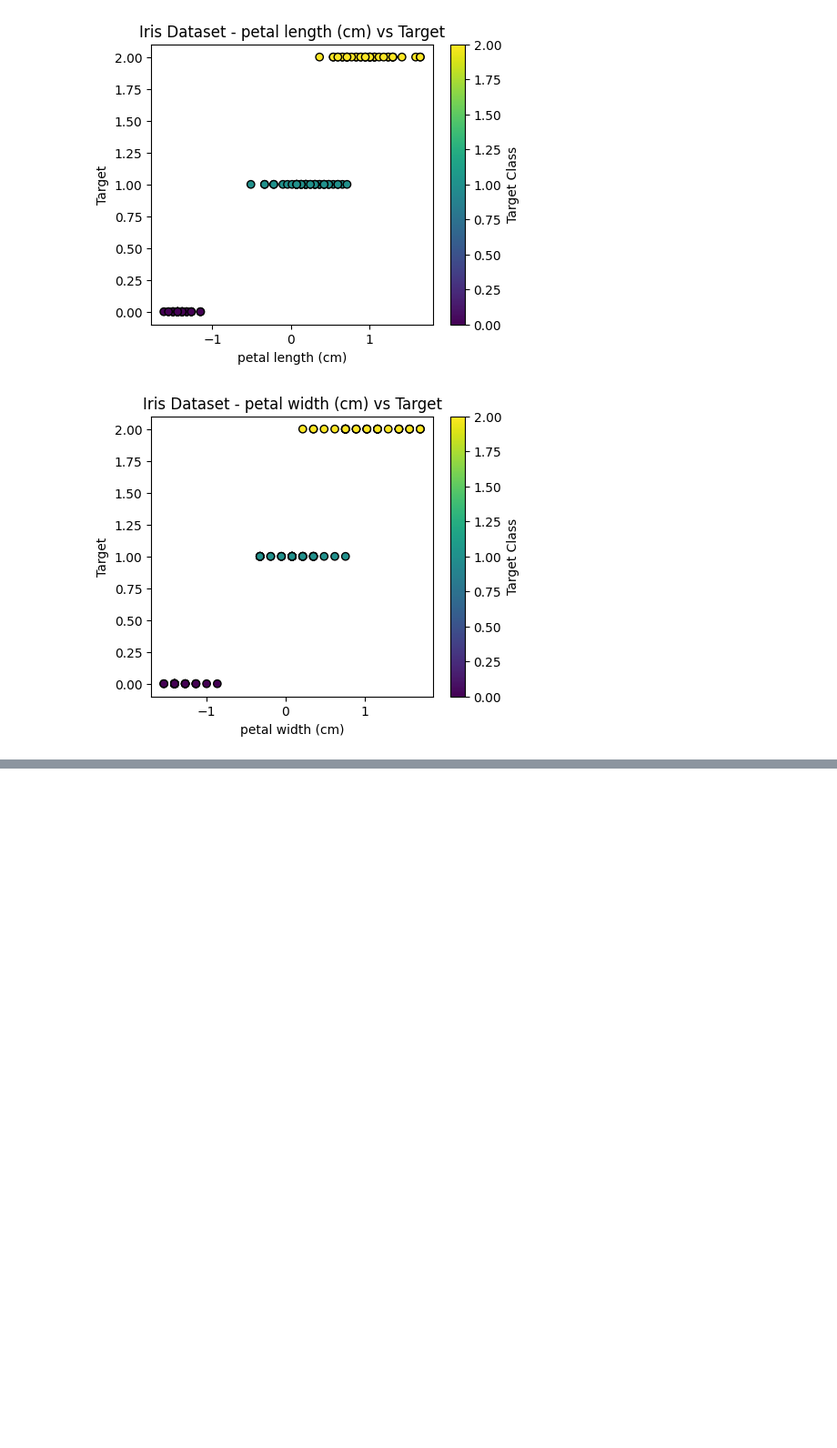
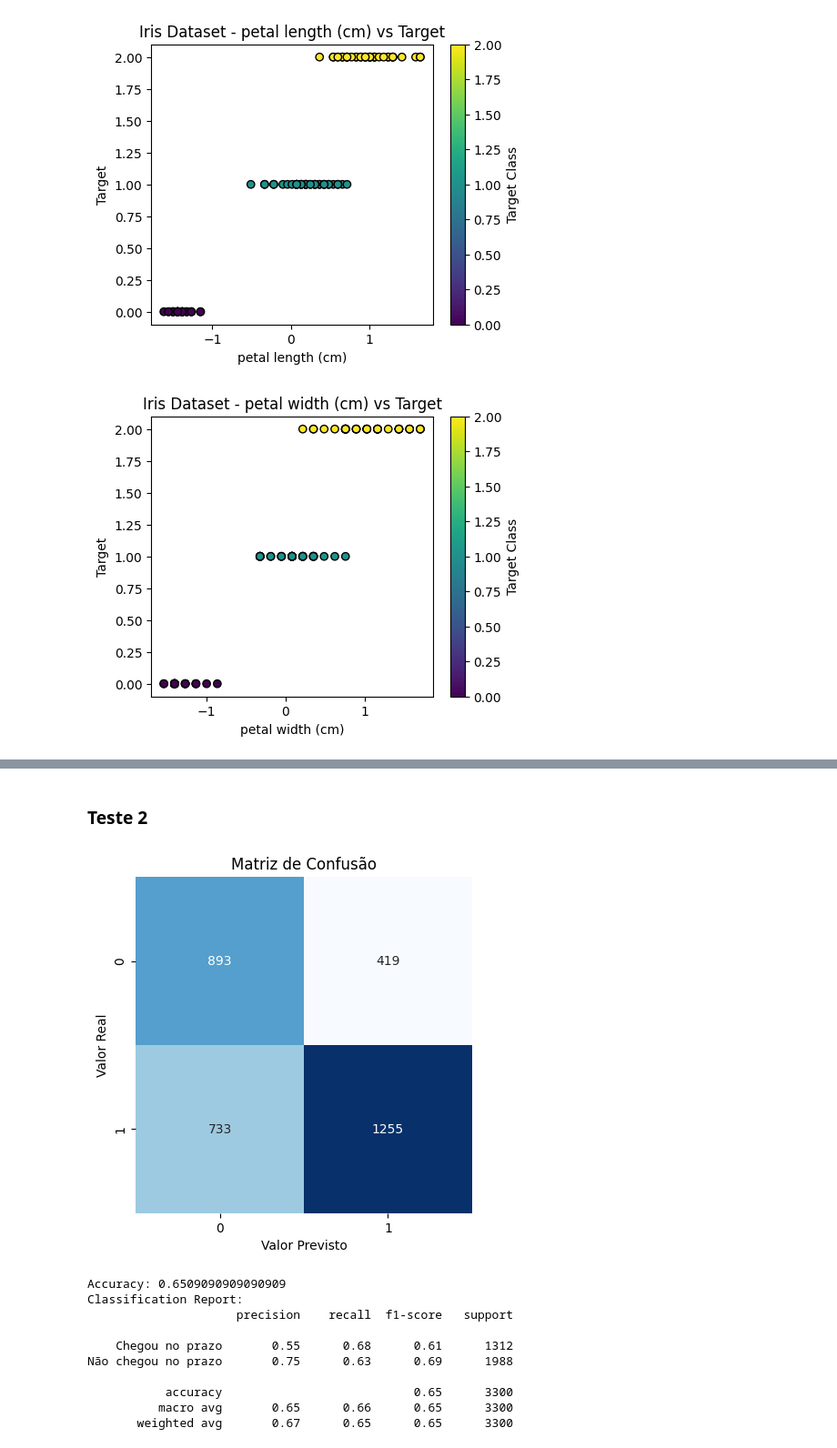
Before and after one commit to Gabriel-Paes/ml-classification, a Jupyter notebook: knn.ipynb, the cells around one changed output, grey strips where cells are left out. Shown at 91% size. Cells and saved outputs as stored; diff of their text form; code cells hidden in the pictures; blank space fills up the shorter version.

```diff
--- a/knn.ipynb
+++ b/knn.ipynb
@@ -93,0 +319,42 @@ Acurácia: 1.0
+# %% [markdown]
+### Teste 2
+# %%
+# Inicializando o classificador KNN Teste 2
+knn_classifier_test_2 = KNeighborsClassifier(algorithm='brute', n_neighbors=15, p=2, weights='distance')
+
+# Treinando o modelo
+knn_classifier_test_2.fit(X_train_scaled, y_train)
+
+# Fazendo previsões no conjunto de teste
+y_pred_test_2 = knn_classifier_test_2.predict(X_test_scaled)
+
+# Avaliando o modelo
+accuracy_test_2 = accuracy_score(y_test, y_pred_test_2)
+class_report_test_2 = classification_report(y_test, y_pred_test_2, target_names=target_names)
+
+# Calculando a matriz de confusão
+cm = confusion_matrix(y_test, y_pred_test_2)
+
+# Plotando a matriz de confusão
+sns.heatmap(cm, annot=True, fmt='d', cmap='Blues', cbar=False, square=True)
+plt.xlabel('Valor Previsto')
+plt.ylabel('Valor Real')
+plt.title('Matriz de Confusão')
+plt.show()
+
+# Exibindo os resultados
+print(f"Accuracy: {accuracy_test_2}")
+print("Classification Report:")
+print(class_report_test_2)
+# %% [output]
+[figure, added]
+Accuracy: 0.6509090909090909
+Classification Report:
+                     precision    recall  f1-score   support
+
+    Chegou no prazo       0.55      0.68      0.61      1312
+Não chegou no prazo       0.75      0.63      0.69      1988
+
+           accuracy                           0.65      3300
+          macro avg       0.65      0.66      0.65      3300
+       weighted avg       0.67      0.65      0.65      3300
```
Also changed, not shown: parts of 27 cells of this notebook.
